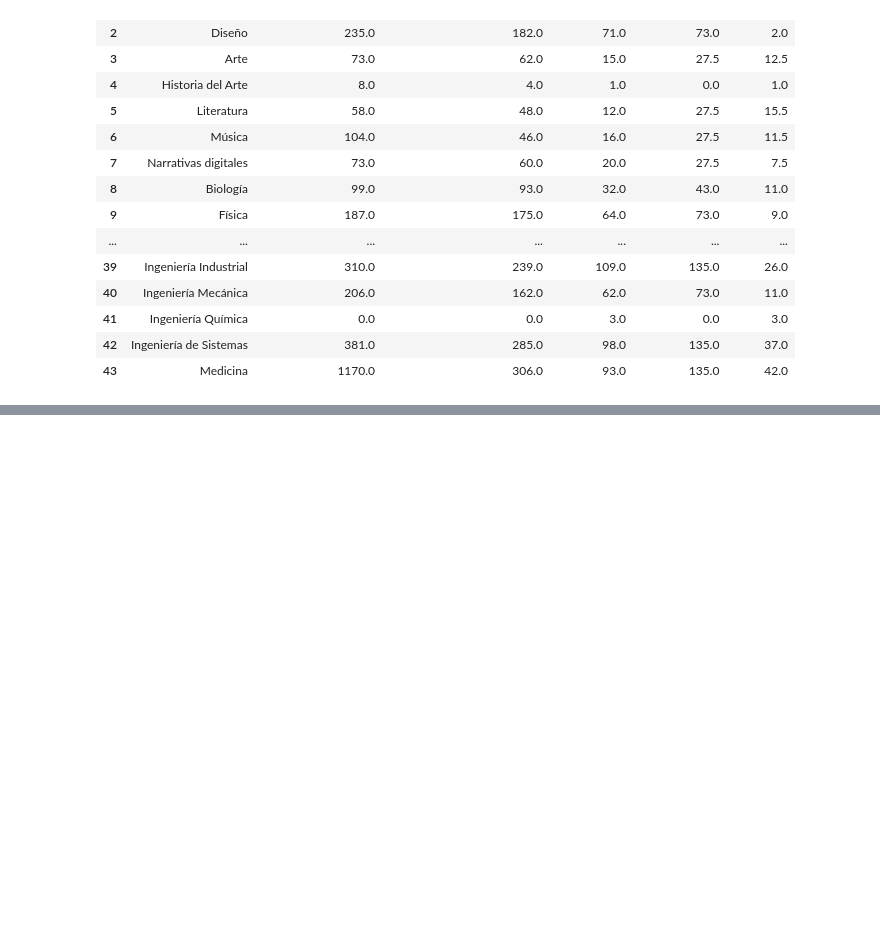
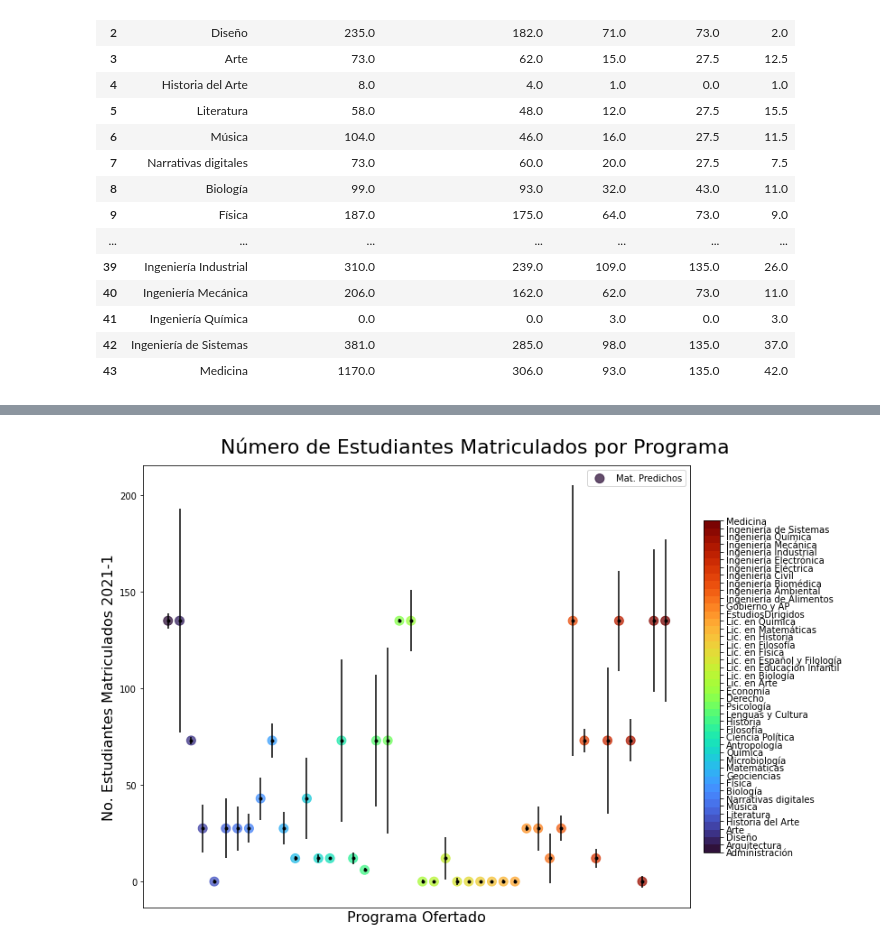
Before and after one commit to JohnMasterR/DC-P3, a Jupyter notebook: P3_Tree_Reg_Matriculas.ipynb, the cells around one changed output, grey strips where cells are left out. Cells and saved outputs as stored; diff of their text form; code cells hidden in the pictures; blank space fills up the shorter version.

```diff
--- a/P3_Tree_Reg_Matriculas.ipynb
+++ b/P3_Tree_Reg_Matriculas.ipynb
@@ -337,0 +358,38 @@ Comparacion
+# %%
+x = Comparacion.index
+y = Comparacion['Mat. Predichos']
+dy = Comparacion['Diferencia']
+
+plt.rcParams["figure.figsize"] = [12, 8]
+
+# setup the normalization and the colormap
+deps = np.arange(0, len(test['Programa']))
+normalize = mcolors.Normalize(vmin = deps.min(), vmax = deps.max())
+colormap = cm.get_cmap('turbo', deps.max()+1)
+# setup the colorbar
+scalarmappaple = cm.ScalarMappable(norm=normalize, cmap=colormap)
+scalarmappaple.set_array(deps)
+
+fig = plt.figure()
+
+plt.xticks([])
+
+fig.suptitle('Número de Estudiantes Matriculados por Programa', size=22)
+plt.xlabel('Programa Ofertado',  fontsize=16)
+plt.ylabel('No. Estudiantes Matriculados 2021-1',  fontsize=16)
+
+plt.errorbar(x, y, yerr=dy, fmt='.k')
+plt.scatter(x, y, label='Mat. Predichos',
+            alpha=0.75, s=100, c=range(0, len(test)), cmap='turbo')
+plt.legend()
+
+cbar = plt.colorbar(scalarmappaple, orientation='vertical', pad=0.02,
+                   ticks=range(0, deps.max()+1, 1), shrink=0.75)
+cbar.ax.set_yticklabels(test['Programa'])
+
+plt.subplots_adjust(left=0.075, bottom=0.075, right=0.92, top=0.925)
+plt.show()
+fig.savefig('2021-1_Matriculados_Diff_'+str(year)+'.pdf', dpi=500)
+plt.close(fig)
+# %% [output]
+[figure, added]
```
Also changed, not shown: parts of 2 cells of this notebook, 1 other file.
